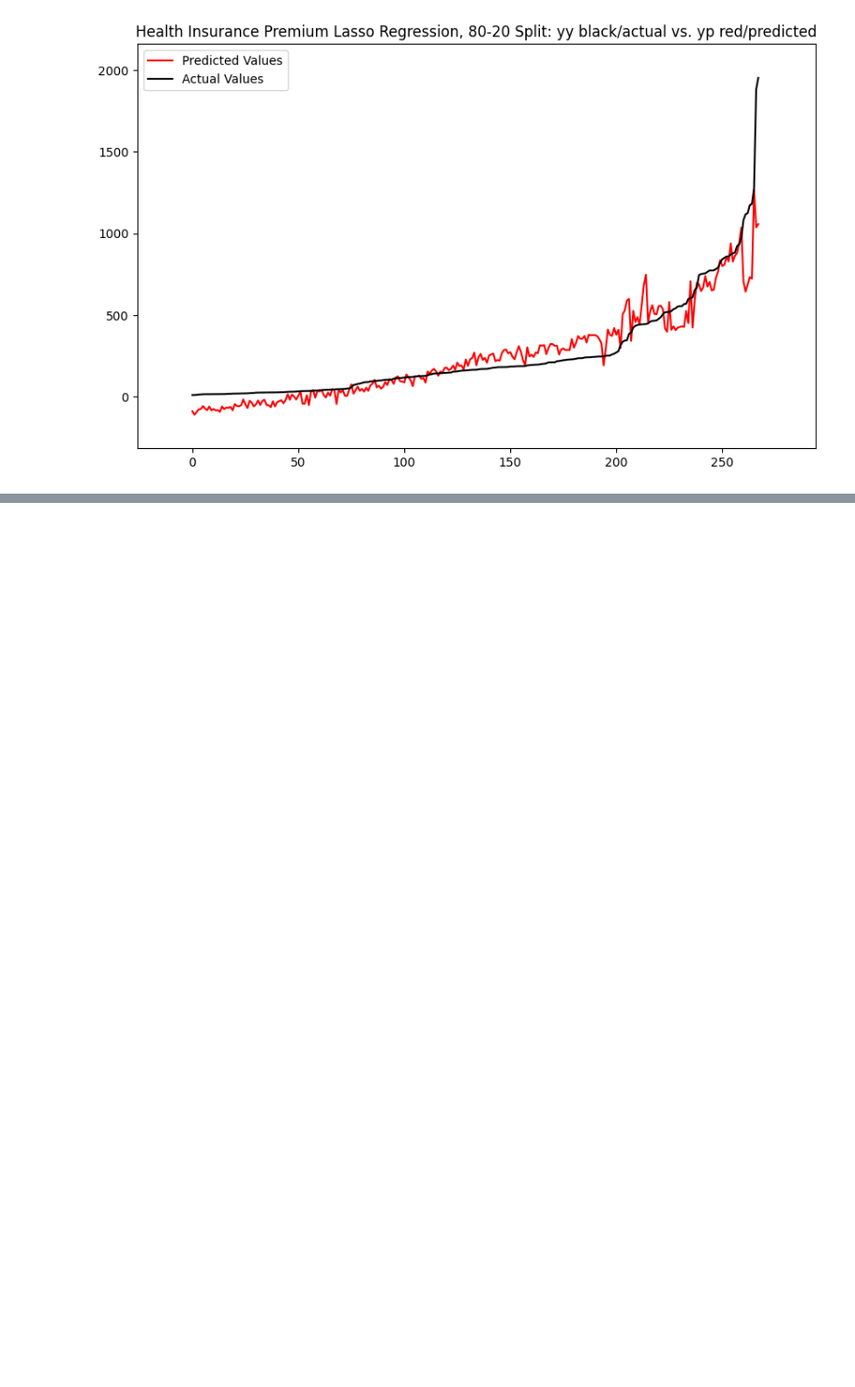
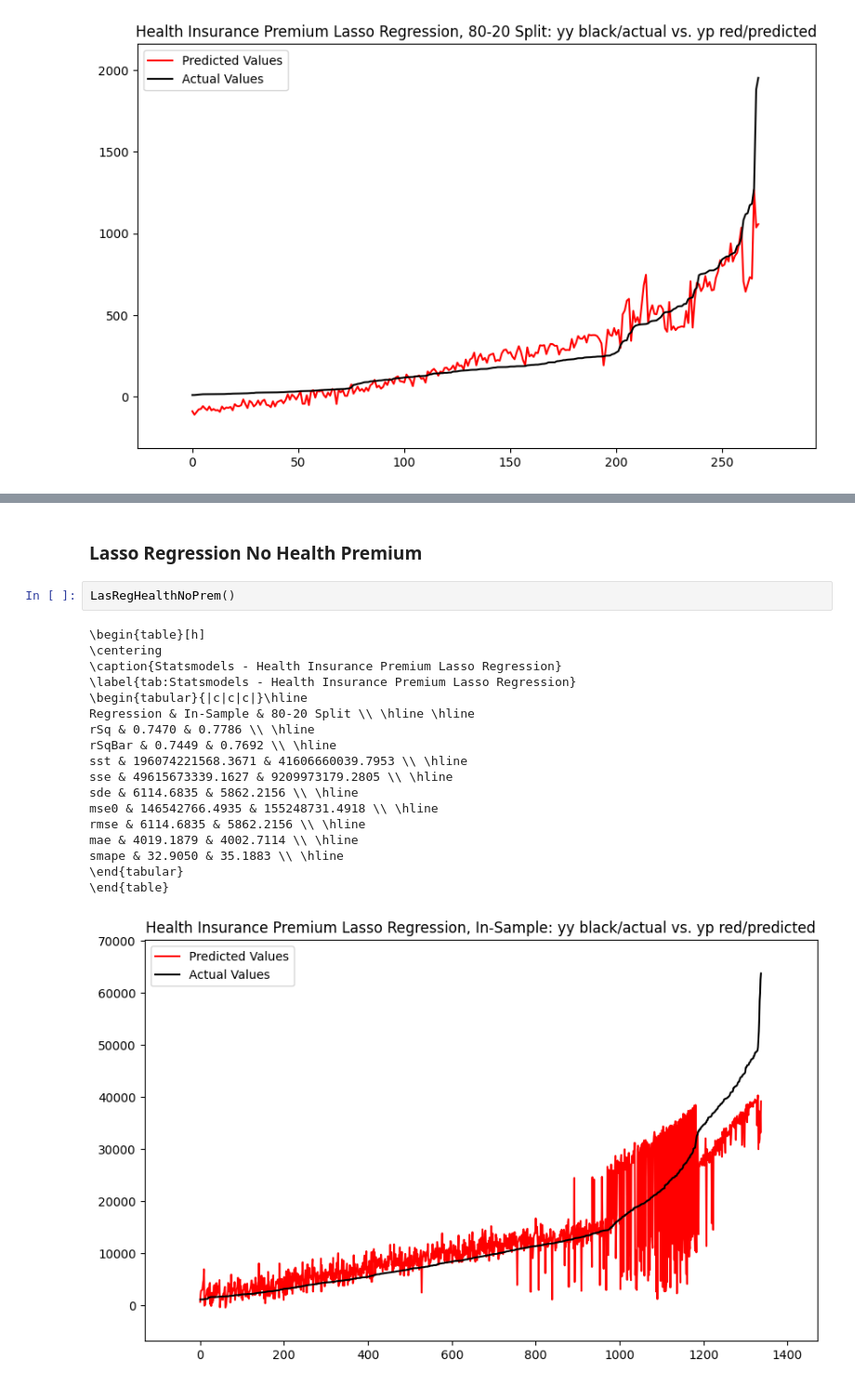
Before and after one commit to Bmmcdonnell/CSCI-6360-Term-Project, a Jupyter notebook: 1_TermProjRegRes.ipynb, the cells around one changed output, grey strips where cells are left out. Shown at 93% size. Cells and saved outputs as stored; diff of their text form; blank space fills up the shorter version.

```diff
--- a/1_TermProjRegRes.ipynb
+++ b/1_TermProjRegRes.ipynb
@@ -306,0 +372,23 @@ smape & 58.5812 & 63.7562 \\ \hline
+# %% [markdown]
+### Lasso Regression No Health Premium
+# %%
+LasRegHealthNoPrem()
+# %% [output]
+\begin{table}[h]
+\centering
+\caption{Statsmodels - Health Insurance Premium Lasso Regression}
+\label{tab:Statsmodels - Health Insurance Premium Lasso Regression}
+\begin{tabular}{|c|c|c|}\hline
+Regression & In-Sample & 80-20 Split \\ \hline \hline
+rSq & 0.7470 & 0.7786 \\ \hline
+rSqBar & 0.7449 & 0.7692 \\ \hline
+sst & 196074221568.3671 & 41606660039.7953 \\ \hline
+sse & 49615673339.1627 & 9209973179.2805 \\ \hline
+sde & 6114.6835 & 5862.2156 \\ \hline
+mse0 & 146542766.4935 & 155248731.4918 \\ \hline
+rmse & 6114.6835 & 5862.2156 \\ \hline
+mae & 4019.1879 & 4002.7114 \\ \hline
+smape & 32.9050 & 35.1883 \\ \hline
+\end{tabular}
+\end{table}
+[figure, added]
```
Also changed, not shown: parts of 6 cells of this notebook.
